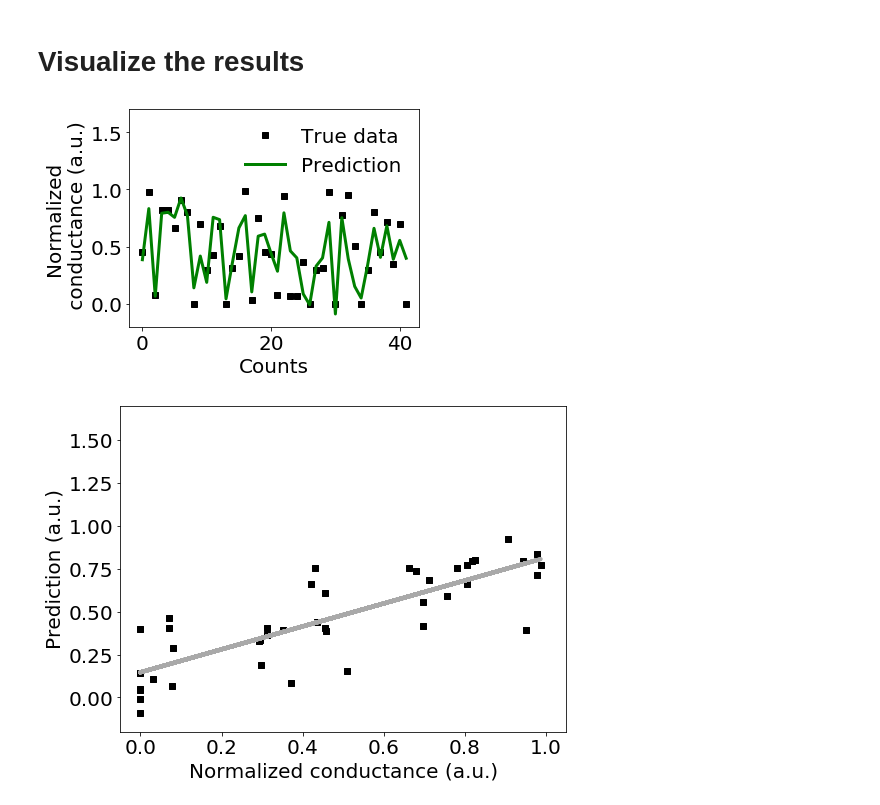
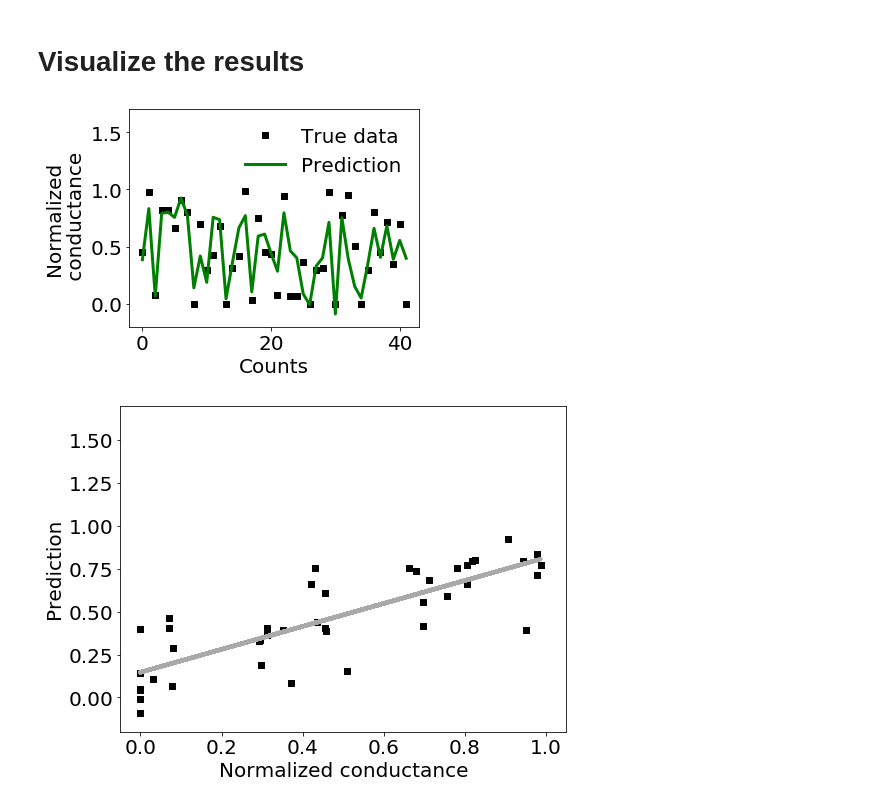
Before and after one commit to mgsrivastava/ML-perovskites, a Jupyter notebook: CNN_data_analysis.ipynb, the cells around one changed output. Saved outputs shown, nothing was run; the diff lists cells and outputs as text; code cells hidden in the pictures.

```diff
--- a/CNN_data_analysis.ipynb
+++ b/CNN_data_analysis.ipynb
@@ -46,29 +46,29 @@ The normalized RMSE is:
 # %%
 legendStr = ['True data','Prediction']
 
 fig,ax = plt.subplots()
 fig.set_size_inches((5.2,4))
 ax.plot(x_true,cond_norm_true,'ks',x_pred,cond_norm_pred,'green',linewidth=3)
 plt.tick_params(axis='both', which='major', labelsize=fig_font['size'])
 ax.set_xlabel('Counts',fontsize=fig_font['size'])
-ax.set_ylabel('Normalized\n conductance (a.u.)', fontsize=fig_font['size'])
+ax.set_ylabel('Normalized\n conductance', fontsize=fig_font['size'])
 plt.ylim([-0.2,1.7])
 plt.legend(legendStr,fontsize=fig_font['size'],frameon=False)
 plt.show()
 
 
 m, b = np.polyfit(cond_norm_true, cond_norm_pred, 1)
 
 fig,ax = plt.subplots()
 fig.set_size_inches(fig_size)
 plt.scatter(cond_norm_true,cond_norm_pred,color='black',marker='s')
 plt.plot(cond_norm_true, m*cond_norm_true+b, 'darkgrey',linewidth=4)
 plt.tick_params(axis='both', which='major', labelsize=fig_font['size'])
-plt.xlabel('Normalized conductance (a.u.)',fontsize=fig_font['size'])
-plt.ylabel('Prediction (a.u.)',fontsize=fig_font['size'])
+plt.xlabel('Normalized conductance',fontsize=fig_font['size'])
+plt.ylabel('Prediction',fontsize=fig_font['size'])
 plt.xlim([-0.05,1.05])
 plt.ylim([-0.2,1.7])
 plt.show()
 # %% [output]
-[figure, old version]
+[figure, new version]
-[figure, old version]
+[figure, new version]
```
Also changed, not shown: 4 other files.
